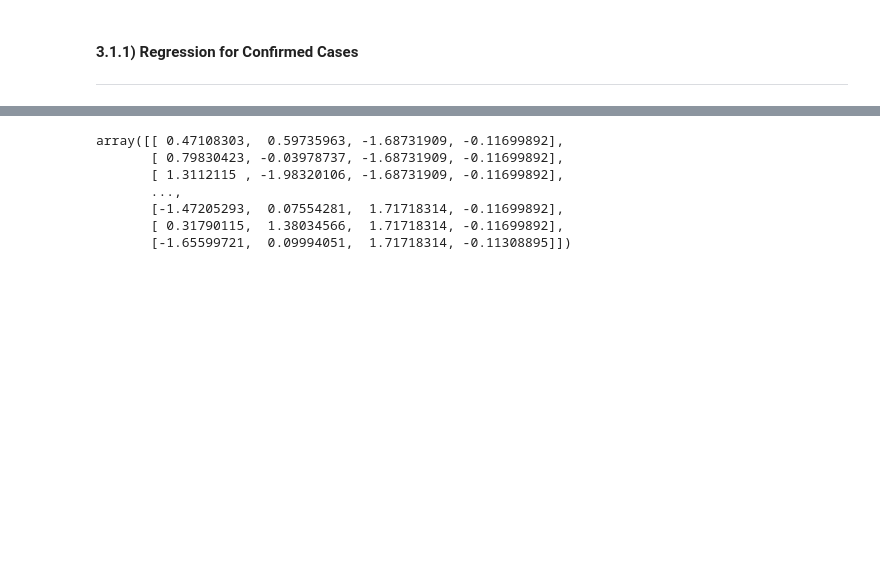
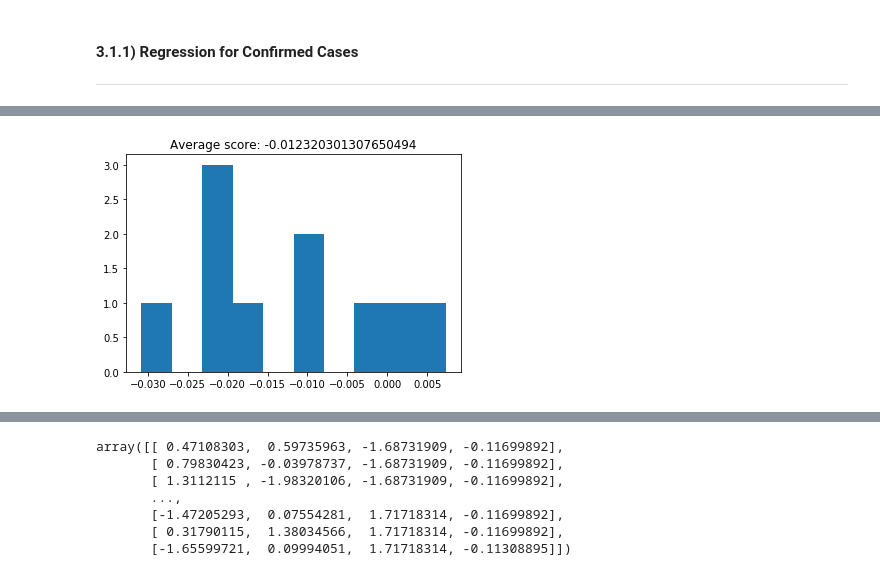
Before and after one commit to EduRibeiro00/CovidForecast-feup-iart, a Jupyter notebook: proj2/covid_analysis_svm.ipynb, the cells around one changed output, grey strips where cells are left out. Saved outputs shown, nothing was run; the diff lists cells and outputs as text; code cells hidden in the pictures; blank space fills up the shorter version.

```diff
--- a/proj2/covid_analysis_svm.ipynb
+++ b/proj2/covid_analysis_svm.ipynb
@@ -135,0 +206,6 @@ df
+# %%
+svm_estimator_2 = clone(svm_estimator)
+
+plot_cross_val_score(svm_estimator_2, inputs, outputs, 10)
+# %% [output]
+[figure, added]
```
Also changed, not shown: parts of 87 cells of this notebook.
